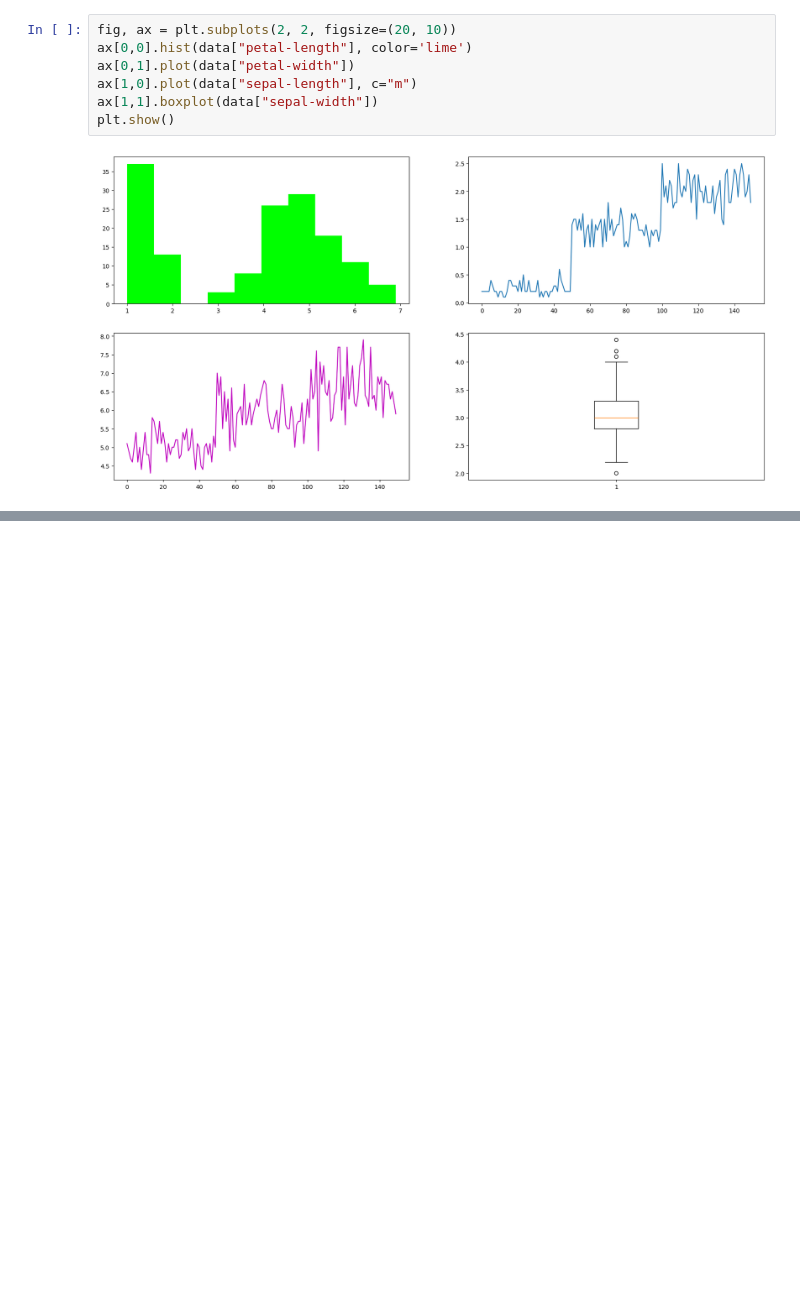
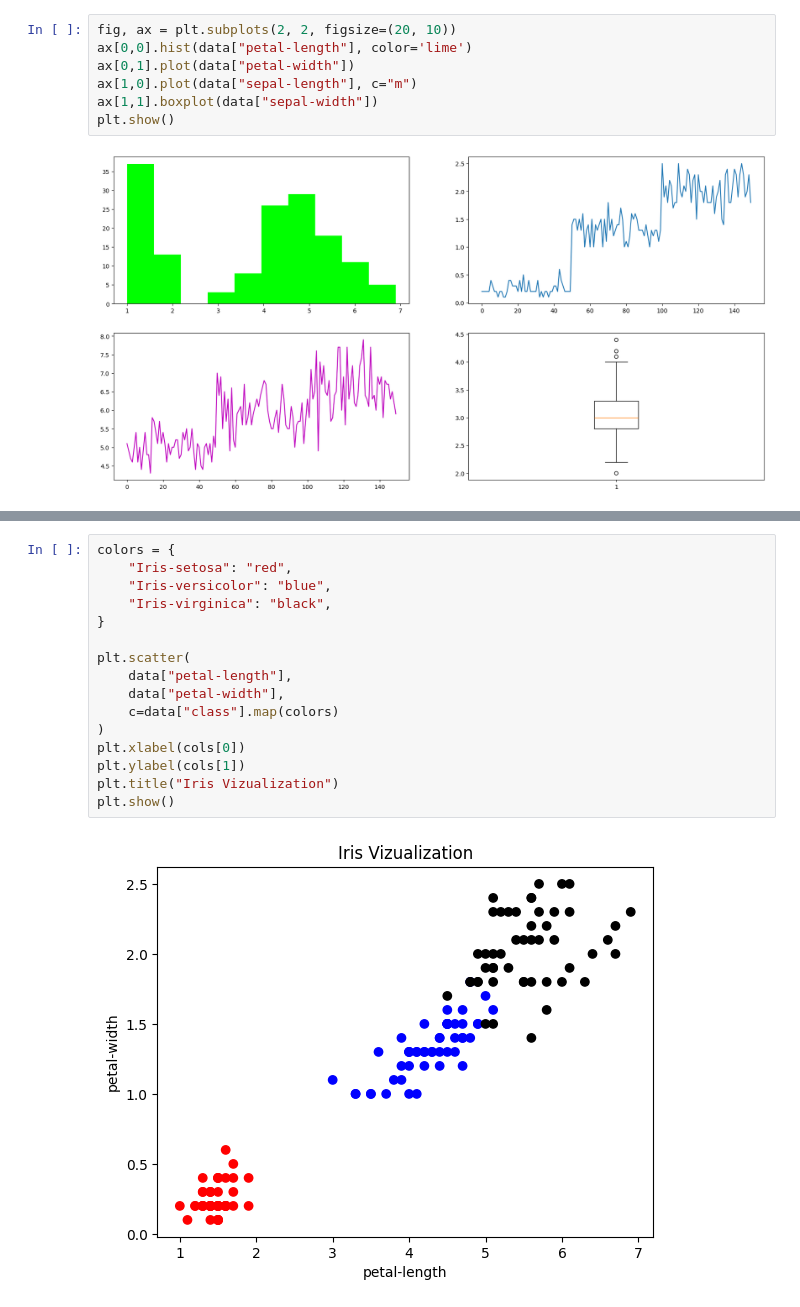
Before and after one commit to MuhammadjonArabov/Data-science, a Jupyter notebook: Vizualization/vizualization.ipynb, the cells around one changed output, grey strips where cells are left out. Drawn from its saved outputs; the diff is of its cells as text; blank space fills up the shorter version.

```diff
--- a/Vizualization/vizualization.ipynb
+++ b/Vizualization/vizualization.ipynb
@@ -99,0 +116,18 @@ plt.show()
+# %%
+colors = {
+    "Iris-setosa": "red",
+    "Iris-versicolor": "blue",
+    "Iris-virginica": "black",
+}
+
+plt.scatter(
+    data["petal-length"],
+    data["petal-width"],
+    c=data["class"].map(colors)
+)
+plt.xlabel(cols[0])
+plt.ylabel(cols[1])
+plt.title("Iris Vizualization")
+plt.show()
+# %% [output]
+[figure, added]
```
Also changed, not shown: parts of 7 cells of this notebook.
